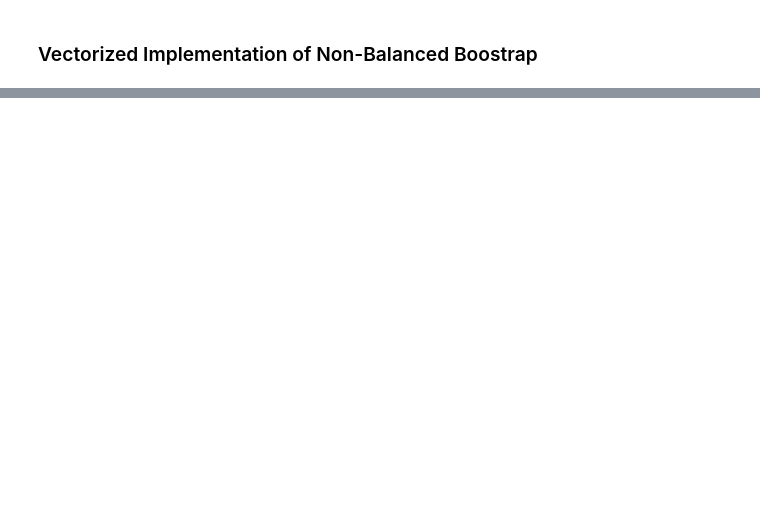
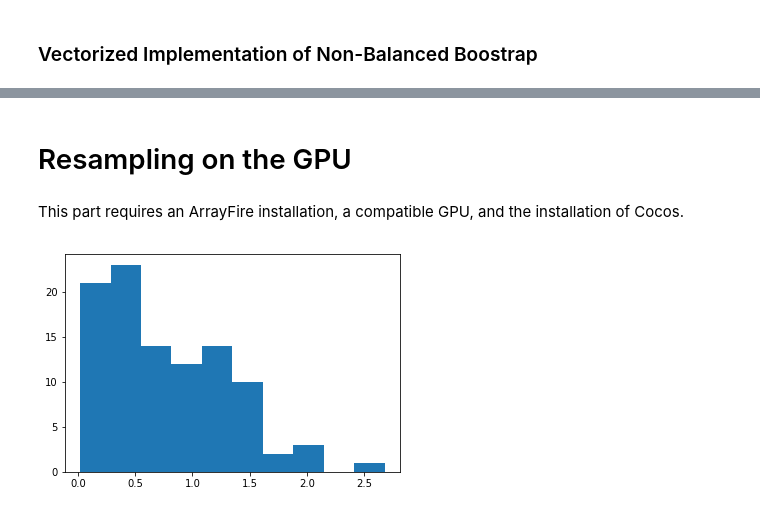
Before and after one commit to InvestmentSystems/recombinator, a Jupyter notebook: notebooks/IID Bootstrap.ipynb, the cells around one changed output, grey strips where cells are left out. Saved outputs shown, nothing was run; the diff lists cells and outputs as text; code cells hidden in the pictures; blank space fills up the shorter version.

```diff
--- a/notebooks/IID Bootstrap.ipynb
+++ b/notebooks/IID Bootstrap.ipynb
@@ -387,0 +383,4 @@ x_star = iid_bootstrap_via_loop(x, replications=replications)
+# %% [markdown]
+# Resampling on the GPU
+# %% [markdown]
+This part requires an ArrayFire installation, a compatible GPU, and the installation of Cocos.
@@ -387,0 +390,7 @@ x_star = iid_bootstrap_via_loop(x, replications=replications)
+# %%
+n = 100
+cn.random.seed(1)
+x_gpu = cn.absolute(cn.random.randn(n))
+plt.hist(x_gpu);
+# %% [output]
+[figure, added]
```
Also changed, not shown: parts of 48 cells of this notebook, 3 other files.
